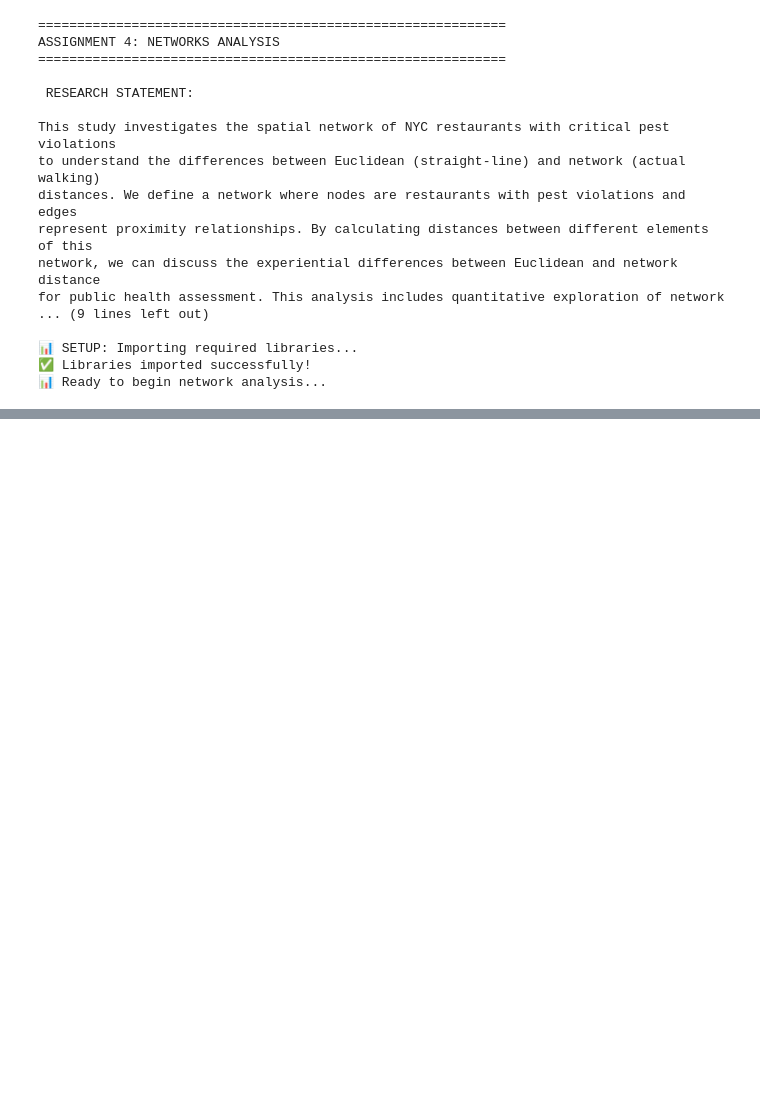
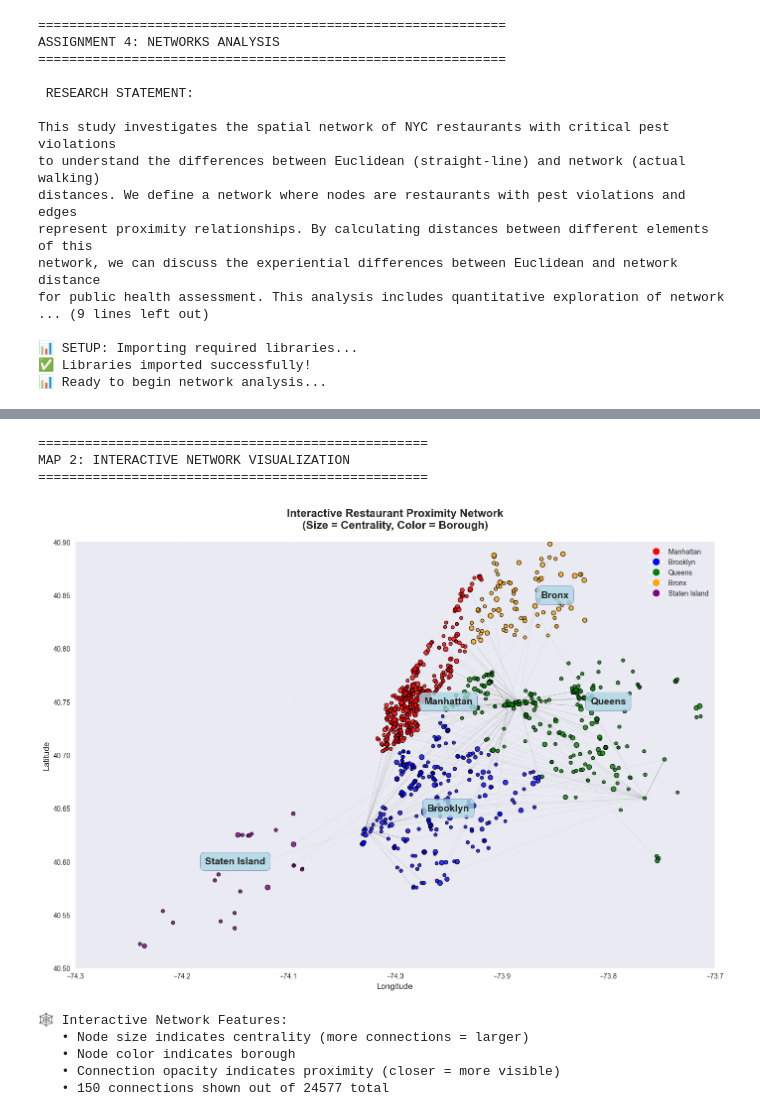
Before and after one commit to romeli7/cdp-mapping-systems, a Jupyter notebook: Assignments/Assignment 4 networks/Assignment4_Networks_Pest_Analysis.ipynb, the cells around one changed output, grey strips where cells are left out. Saved outputs shown, nothing was run; the diff lists cells and outputs as text; code cells hidden in the pictures; blank space fills up the shorter version.

```diff
--- a/Assignments/Assignment 4 networks/Assignment4_Networks_Pest_Analysis.ipynb
+++ b/Assignments/Assignment 4 networks/Assignment4_Networks_Pest_Analysis.ipynb
@@ -209,0 +351,79 @@ KeyboardInterrupt:
+# %%
+# Cell 6: Map 2 - Interactive Network Visualization
+print("\n" + "="*50)
+print("MAP 2: INTERACTIVE NETWORK VISUALIZATION")
+print("="*50)
+
+# Create an interactive-like network visualization
+fig, ax = plt.subplots(figsize=(14, 10))
+
+# Set map bounds
+ax.set_xlim(-74.3, -73.7)
+ax.set_ylim(40.5, 40.9)
+
+# Add background grid
+ax.grid(True, alpha=0.2, linestyle='-', linewidth=0.5)
+
+# Plot restaurants as nodes with different sizes based on centrality
+degree_centrality = nx.degree_centrality(restaurant_network)
+node_sizes = [degree_centrality.get(node, 0) * 200 + 20 for node in restaurant_network.nodes()]
+
+# Color nodes by borough
+boro_colors = {'Manhattan': 'red', 'Brooklyn': 'blue', 'Queens': 'green', 'Bronx': 'orange', 'Staten Island': 'purple'}
+node_colors = [boro_colors.get(gdf.loc[node, 'boro'], 'gray') if node in gdf.index else 'gray'
+               for node in restaurant_network.nodes()]
+
+# Plot nodes
+ax.scatter(gdf['longitude'], gdf['latitude'],
+          c=node_colors[:len(gdf)], s=node_sizes[:len(gdf)], alpha=0.8,
+          edgecolors='black', linewidth=1, zorder=5)
+
+# Add network connections with varying opacity based on distance
+edge_sample = list(restaurant_network.edges())[:150]  # Show more connections
+for edge in edge_sample:
+    node1, node2 = edge
+    if node1 in gdf.index and node2 in gdf.index:
+        x1, y1 = gdf.loc[node1, 'longitude'], gdf.loc[node1, 'latitude']
+        x2, y2 = gdf.loc[node2, 'longitude'], gdf.loc[node2, 'latitude']
+
+        # Calculate distance for opacity
+        distance = np.sqrt((x2-x1)**2 + (y2-y1)**2)
+        opacity = max(0.1, 1 - distance * 10)  # Closer connections are more visible
+
+        ax.plot([x1, x2], [y1, y2], 'gray', alpha=opacity, linewidth=0.8, zorder=3)
+
+# Add borough labels
+for boro, (lon, lat) in boro_centers.items():
+    ax.annotate(boro, (lon, lat),
+                fontsize=14, fontweight='bold', ha='center', va='center',
+                bbox=dict(boxstyle="round,pad=0.5", facecolor='lightblue', alpha=0.8, edgecolor='navy'),
+                zorder=6)
+
+# Add legend
+legend_elements = [plt.Line2D([0], [0], marker='o', color='w', markerfacecolor=color,
+                              markersize=10, label=boro) for boro, color in boro_colors.items()]
+ax.legend(handles=legend_elements, loc='upper right', fontsize=10)
+
+ax.set_title('Interactive Restaurant Proximity Network\n(Size = Centrality, Color = Borough)',
+             fontsize=16, fontweight='bold', pad=20)
+ax.set_xlabel('Longitude', fontsize=12)
+ax.set_ylabel('Latitude', fontsize=12)
+
+plt.tight_layout()
+plt.show()
+
+print(f"🕸️ Interactive Network Features:")
+print(f"   • Node size indicates centrality (more connections = larger)")
+print(f"   • Node color indicates borough")
+print(f"   • Connection opacity indicates proximity (closer = more visible)")
+print(f"   • {len(edge_sample)} connections shown out of {restaurant_network.number_of_edges()} total")
+# %% [output]
+==================================================
+MAP 2: INTERACTIVE NETWORK VISUALIZATION
+==================================================
+[figure, added]
+🕸️ Interactive Network Features:
+   • Node size indicates centrality (more connections = larger)
+   • Node color indicates borough
+   • Connection opacity indicates proximity (closer = more visible)
+   • 150 connections shown out of 24577 total
```
Also changed, not shown: parts of 10 cells of this notebook.
